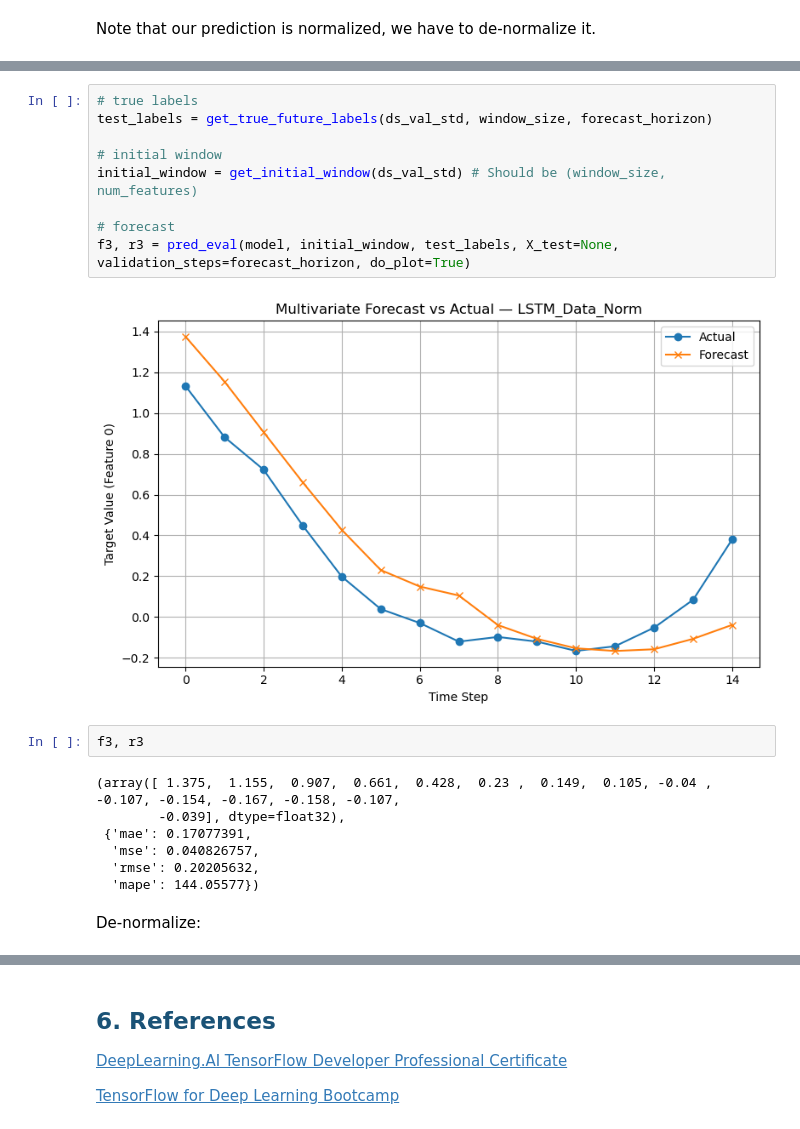
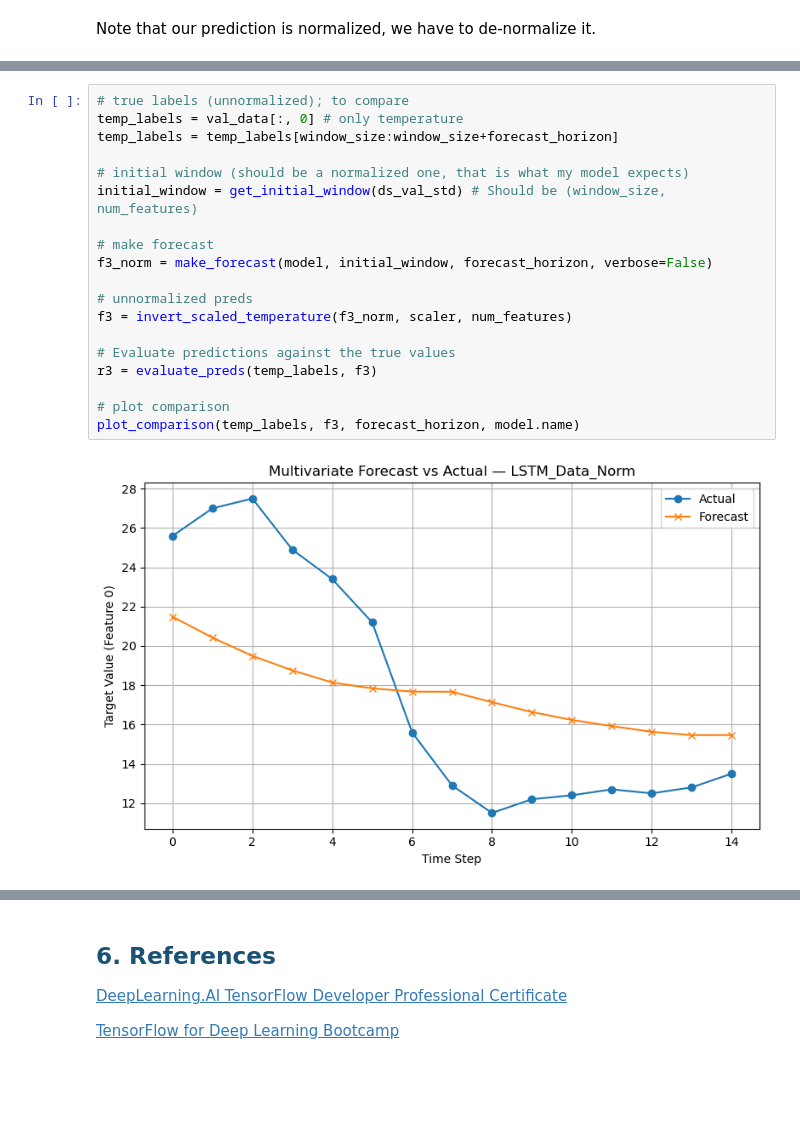
Before and after one commit to MNGARCIA085/Time-Series-with-Deep-Leaning, a Jupyter notebook: Air Quality/Air_Quality.ipynb, the cells around one changed output, grey strips where cells are left out. Cells and saved outputs as stored; diff of their text form; blank space fills up the shorter version.

```diff
--- a/Air Quality/Air_Quality.ipynb
+++ b/Air Quality/Air_Quality.ipynb
@@ -778,22 +882,21 @@ Forecast and evaluation:
 # %%
-# true labels
-test_labels = get_true_future_labels(ds_val_std, window_size, forecast_horizon)
+# true labels (unnormalized); to compare
+temp_labels = val_data[:, 0] # only temperature
+temp_labels = temp_labels[window_size:window_size+forecast_horizon]
 
-# initial window
+# initial window (should be a normalized one, that is what my model expects)
 initial_window = get_initial_window(ds_val_std) # Should be (window_size, num_features)
 
-# forecast
-f3, r3 = pred_eval(model, initial_window, test_labels, X_test=None, validation_steps=forecast_horizon, do_plot=True)
+# make forecast
+f3_norm = make_forecast(model, initial_window, forecast_horizon, verbose=False)
+
+# unnormalized preds
+f3 = invert_scaled_temperature(f3_norm, scaler, num_features)
+
+# Evaluate predictions against the true values
+r3 = evaluate_preds(temp_labels, f3)
+
+# plot comparison
+plot_comparison(temp_labels, f3, forecast_horizon, model.name)
 # %% [output]
-[figure, old version]
+[figure, new version]
-# %%
-f3, r3
-# %% [output]
-(array([ 1.375,  1.155,  0.907,  0.661,  0.428,  0.23 ,  0.149,  0.105, -0.04 , -0.107, -0.154, -0.167, -0.158, -0.107,
-        -0.039], dtype=float32),
- {'mae': 0.17077391,
-  'mse': 0.040826757,
-  'rmse': 0.20205632,
-  'mape': 144.05577})
-# %% [markdown]
-De-normalize:
```
Also changed, not shown: parts of 26 cells of this notebook, 3 other files.
